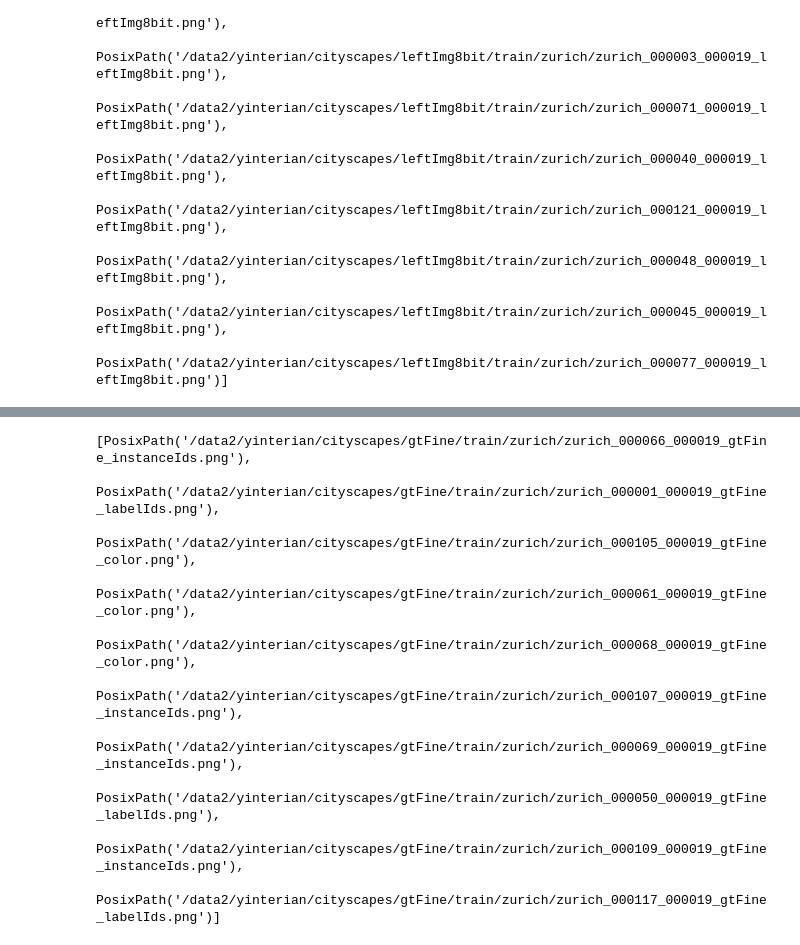
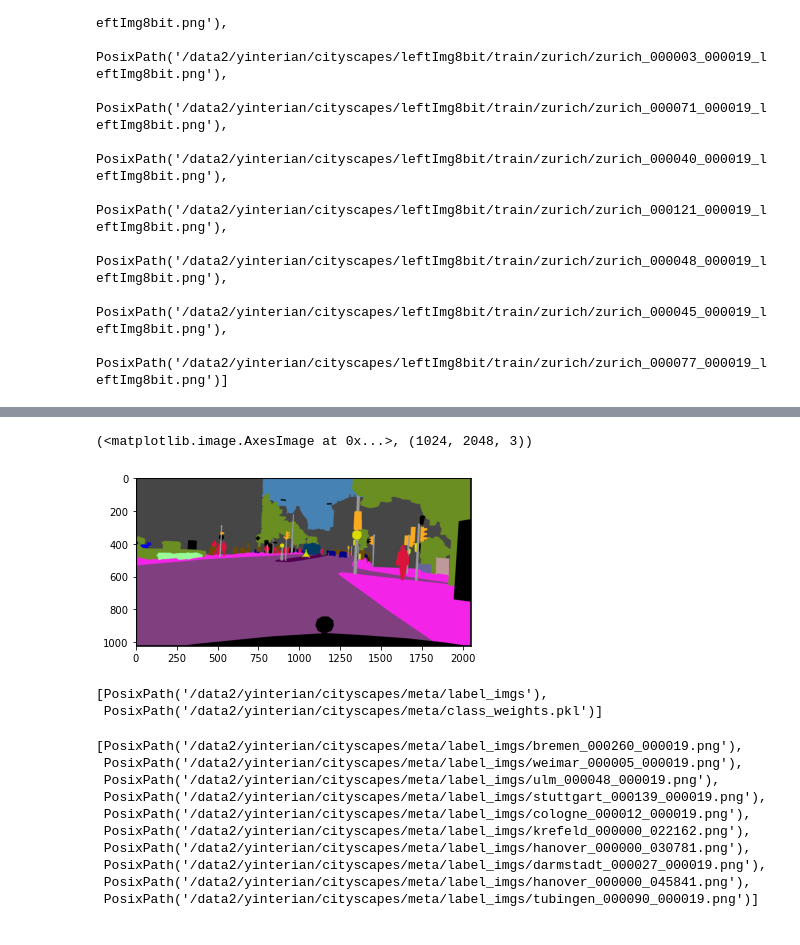
Before and after one commit to parrt/fundamentals-of-deep-learning, a Jupyter notebook: notebooks/11.Image-segmentation.ipynb, the cells around one changed output, grey strips where cells are left out. Saved outputs shown, nothing was run; the diff lists cells and outputs as text; code cells hidden in the pictures.

```diff
--- a/notebooks/11.Image-segmentation.ipynb
+++ b/notebooks/11.Image-segmentation.ipynb
@@ -63,14 +72,26 @@ list((PATH/"leftImg8bit/train/zurich").iterdir())[:10]
+# %%
+path = PATH/"gtFine/train/zurich/zurich_000051_000019_gtFine_color.png"
+im2 = read_image(path)
+plt.imshow(im2), im2.shape
+# %% [output]
+(<matplotlib.image.AxesImage at 0x...>, (1024, 2048, 3))
+[figure, added]
 # %%
-list((PATH/"gtFine/train/zurich").iterdir())[:10]
+list((PATH/"meta").iterdir())[:10]
 # %% [output]
-[PosixPath('/data2/yinterian/cityscapes/gtFine/train/zurich/zurich_000066_000019_gtFine_instanceIds.png'),
- PosixPath('/data2/yinterian/cityscapes/gtFine/train/zurich/zurich_000001_000019_gtFine_labelIds.png'),
- PosixPath('/data2/yinterian/cityscapes/gtFine/train/zurich/zurich_000105_000019_gtFine_color.png'),
- PosixPath('/data2/yinterian/cityscapes/gtFine/train/zurich/zurich_000061_000019_gtFine_color.png'),
- PosixPath('/data2/yinterian/cityscapes/gtFine/train/zurich/zurich_000068_000019_gtFine_color.png'),
- PosixPath('/data2/yinterian/cityscapes/gtFine/train/zurich/zurich_000107_000019_gtFine_instanceIds.png'),
- PosixPath('/data2/yinterian/cityscapes/gtFine/train/zurich/zurich_000069_000019_gtFine_instanceIds.png'),
- PosixPath('/data2/yinterian/cityscapes/gtFine/train/zurich/zurich_000050_000019_gtFine_labelIds.png'),
- PosixPath('/data2/yinterian/cityscapes/gtFine/train/zurich/zurich_000109_000019_gtFine_instanceIds.png'),
- PosixPath('/data2/yinterian/cityscapes/gtFine/train/zurich/zurich_000117_000019_gtFine_labelIds.png')]
+[PosixPath('/data2/yinterian/cityscapes/meta/label_imgs'),
+ PosixPath('/data2/yinterian/cityscapes/meta/class_weights.pkl')]
+# %%
+list((PATH/"meta/label_imgs").iterdir())[:10]
+# %% [output]
+[PosixPath('/data2/yinterian/cityscapes/meta/label_imgs/bremen_000260_000019.png'),
+ PosixPath('/data2/yinterian/cityscapes/meta/label_imgs/weimar_000005_000019.png'),
+ PosixPath('/data2/yinterian/cityscapes/meta/label_imgs/ulm_000048_000019.png'),
+ PosixPath('/data2/yinterian/cityscapes/meta/label_imgs/stuttgart_000139_000019.png'),
+ PosixPath('/data2/yinterian/cityscapes/meta/label_imgs/cologne_000012_000019.png'),
+ PosixPath('/data2/yinterian/cityscapes/meta/label_imgs/krefeld_000000_022162.png'),
+ PosixPath('/data2/yinterian/cityscapes/meta/label_imgs/hanover_000000_030781.png'),
+ PosixPath('/data2/yinterian/cityscapes/meta/label_imgs/darmstadt_000027_000019.png'),
+ PosixPath('/data2/yinterian/cityscapes/meta/label_imgs/hanover_000000_045841.png'),
+ PosixPath('/data2/yinterian/cityscapes/meta/label_imgs/tubingen_000090_000019.png')]
 # %%
```
Also changed, not shown: parts of 12 cells of this notebook.
